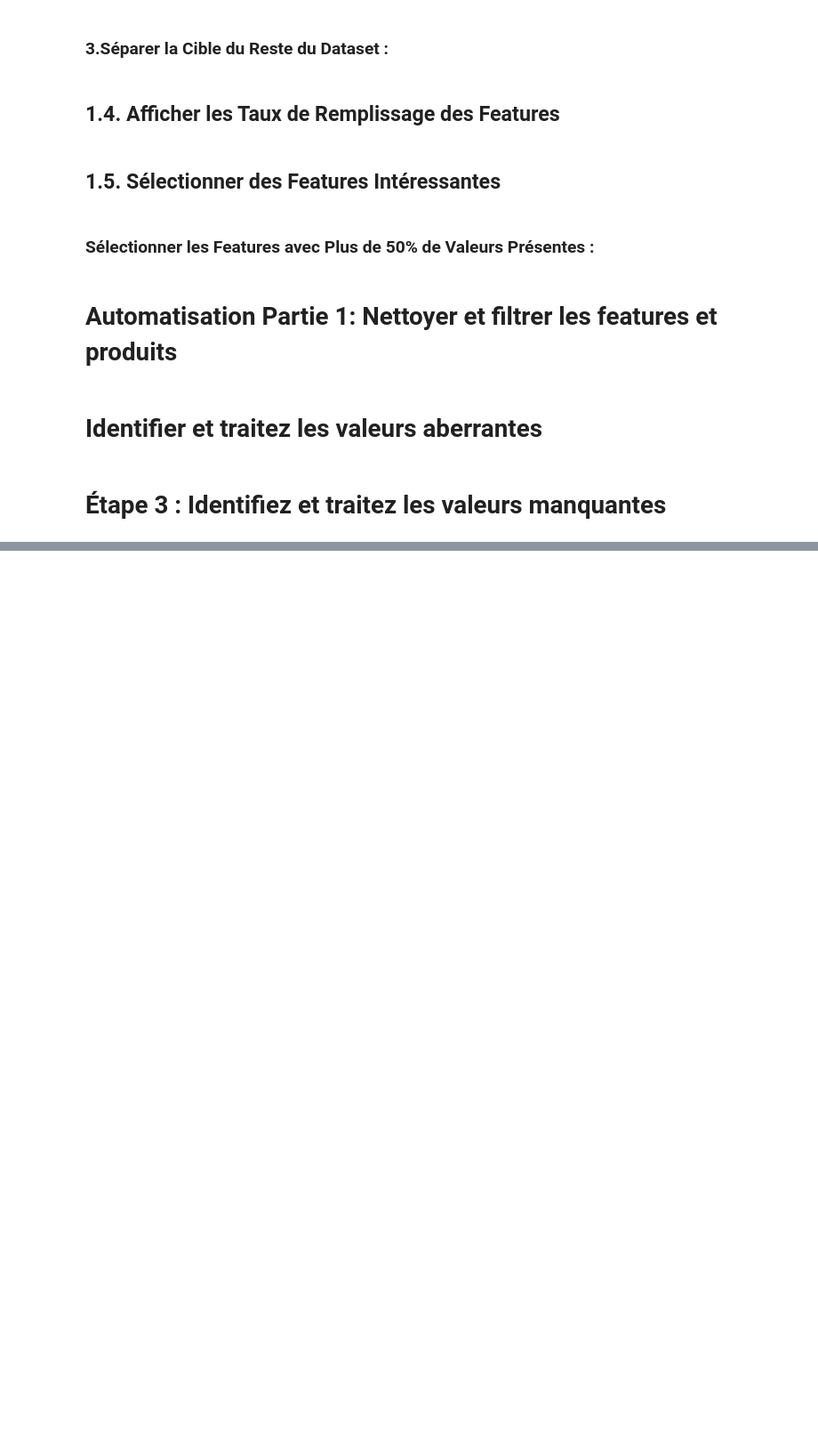
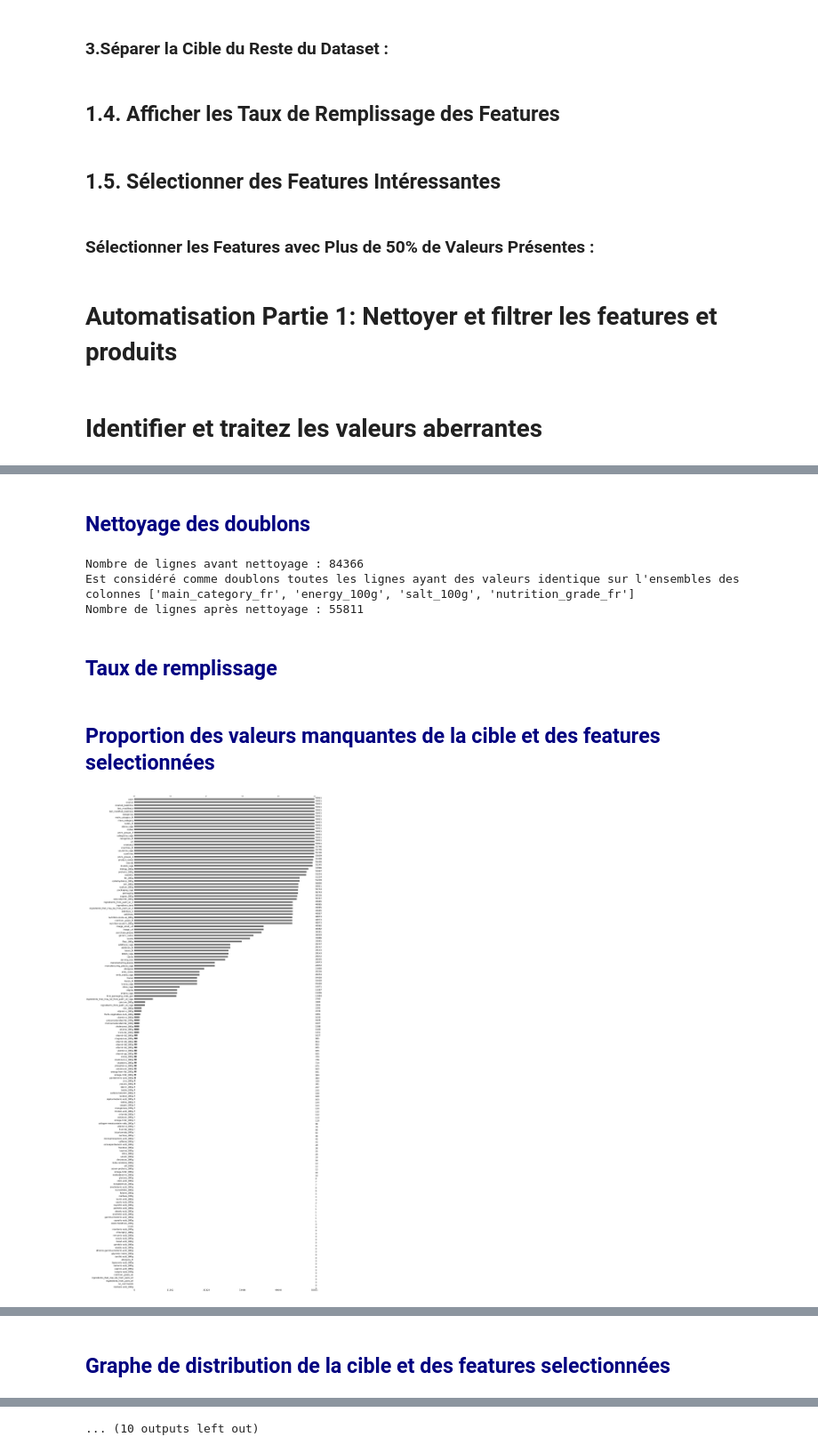
Before and after one commit to Belin27000/P3_publicHealth, a Jupyter notebook: P3_publicHealth.ipynb, the cells around one changed output, grey strips where cells are left out. Shown at 89% size. Saved outputs shown, nothing was run; the diff lists cells and outputs as text; code cells hidden in the pictures; blank space fills up the shorter version.

Commit message:
[FEAT] simple Imputer implementation for qualitative features in progress

```diff
--- a/P3_publicHealth.ipynb
+++ b/P3_publicHealth.ipynb
@@ -337,7 +353,7 @@ plt.rcParams['font.family'] = [fp.get_name() for fp in font_props]
 def clean_text(text):
     return ''.join([char if ord(char)>=32 else '' for char in text])
 # %%
-def graph_analysis(data_filtered):
+def graph_analysis(data_filtered,target,selected):
 
     html_content = """
     <h2 style='color: navy;'>Graphe de distribution de la cible et des features selectionnées</h2>
@@ -416,6 +432,8 @@ def graph_analysis(data_filtered):
 
         if check_feat_nbr == len(selected):
             data_filtered=data_filtered_backup
+            return data_filtered
+    return data_filtered
 # %%
 def boxplot_before_IQR(quantitative_features,data_filtered):
     display(HTML("<h2 style='color: navy;'>Boxplot AVANT traitement des valeurs abérrantes</h2>"))
@@ -437,7 +455,7 @@ def box_outliers(quantitative_features,feature):
     print(f'upper_limit de {feature}: {upper_limit}')
     return outliers, lower_limit, upper_limit
 # %%
-def normal_indicator(feature):
+def normal_indicator(feature,data_filtered):
     feature_data = data_filtered[feature].dropna()  # Supprimer les NaN pour éviter les erreurs
 
     # Calcul du skewness et du kurtosis
@@ -469,7 +487,7 @@ def outliers_calc(quantitative_features,data_filtered):
     data_filtered_without_outliers = data_filtered.copy()
     for feature in data_filtered:
         if feature in quantitative_features.columns:
-            skewness,kurtosis = normal_indicator(feature)
+            skewness,kurtosis = normal_indicator(feature,data_filtered)
             if skewness != 0 and kurtosis!=3:
                 display(HTML("<h3 style='color: navy;'>Utilisation de la méthode Isolation forest</h3>"))
                 # print(f'Utilisation de la méthode Isolation forest')
@@ -522,19 +540,20 @@ def worcloud_graph(data_filtered,qualitative_features):
             else:
                 print(f"No valid data to generate wordcloud for the feature: {feature}. Possible only numeric or empty strings.")
 # %%
-def find_and_handles_outliers(data_filtered):
+def find_and_handles_outliers(data_filtered,target,selected,quantitative_features):
     missing_value_prop(data_filtered)
-    graph_analysis(data_filtered)
+    data_filtered=graph_analysis(data_filtered, target,selected)
     # missing_prop(data_filtered)
     boxplot_before_IQR(quantitative_features,data_filtered)
     data_filtered=outliers_calc(quantitative_features,data_filtered)
+    return data_filtered
     # worcloud_graph(data_filtered,qualitative_features)
-# %% [markdown]
-# Étape 3 : Identifiez et traitez les valeurs manquantes
 # %%
 def app_launch():
     filepath, target, selected, data = project_init()
-    data_filtered = clean_and_filter_features_and_products(filepath, target, selected, data)
-    find_and_handles_outliers(data_filtered)
-    print(data_filtered.shape)
-app_launch()
+    data_filtered,quantitative_features, qualitative_features = clean_and_filter_features_and_products(filepath, target, selected, data)
+    data_filtered=find_and_handles_outliers(data_filtered,target,selected,quantitative_features)
+    # print(data_filtered.shape)
+    return data_filtered,quantitative_features, qualitative_features
+data_filtered,quantitative_features,qualitative_features = app_launch()
+# %% [output]
@@ -540,0 +576,7 @@ app_launch()
+Nettoyage des doublons
+Nombre de lignes avant nettoyage : 84366
+Est considéré comme doublons toutes les lignes ayant des valeurs identique sur l'ensembles des colonnes ['main_category_fr', 'energy_100g', 'salt_100g', 'nutrition_grade_fr']
+Nombre de lignes après nettoyage : 55811
+Taux de remplissage
+Proportion des valeurs manquantes de la cible et des features selectionnées
+[figure, added]
@@ -540,0 +584 @@ app_launch()
+Graphe de distribution de la cible et des features selectionnées
@@ -540,0 +589 @@ app_launch()
+... (10 outputs left out)
```
Also changed, not shown: parts of 18 cells of this notebook.
